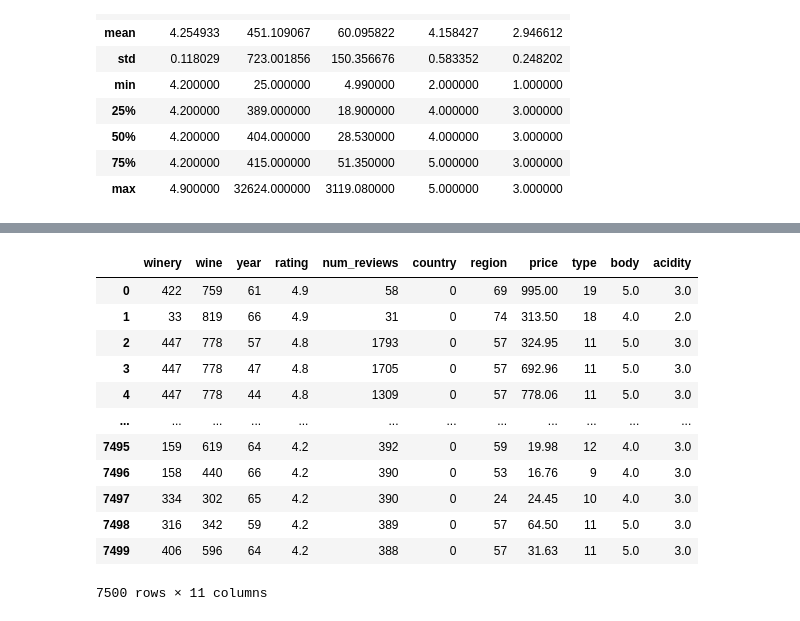
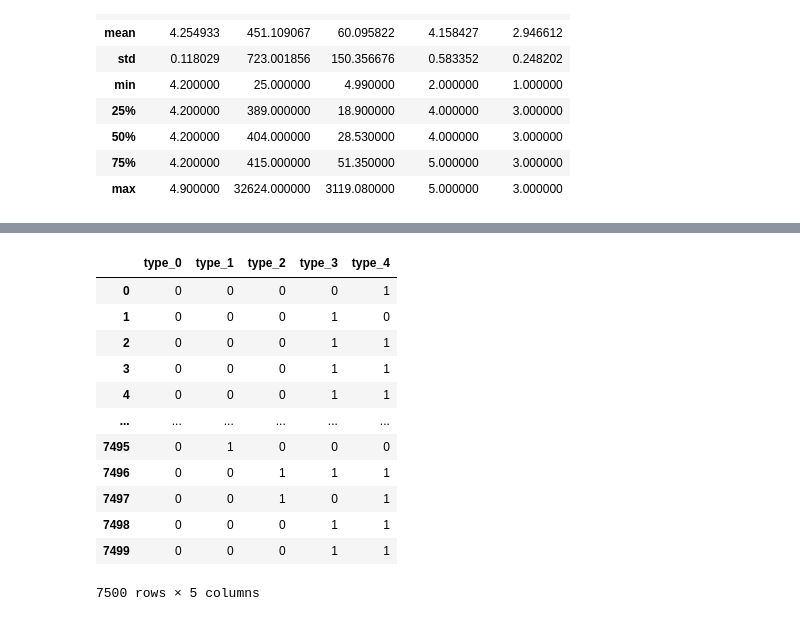
Before and after one commit to iiitl/Classification, a Jupyter notebook: task.ipynb, the cells around one changed output, grey strips where cells are left out. Saved outputs shown, nothing was run; the diff lists cells and outputs as text; code cells hidden in the pictures.

```diff
--- a/task.ipynb
+++ b/task.ipynb
@@ -55,12 +55,7 @@ df.describe()
 from sklearn.preprocessing import LabelEncoder
 
 label_encoder = LabelEncoder()
-df1=df
+df1=df.copy()
 for column in df1.columns:
     if df1[column].dtype == 'object':
         df1[column] = label_encoder.fit_transform(df1[column])
-# %%
-import category_encoders as ce
-
-binary_encoder = ce.BinaryEncoder(cols=['column'])
-df_binary = binary_encoder.fit_transform(df['column'])
@@ -101,23 +79,23 @@ Successfully installed category_encoders-2.6.3
 # %%
 import category_encoders as ce
-df2=df
+df2=df.copy()
 for column in df2.columns:
     if df2[column].dtype == 'object':
-        binary_encoder = ce.BinaryEncoder(cols=['column'])
-        df_binary = binary_encoder.fit_transform(df['column'])
+        binary_encoder = ce.BinaryEncoder(cols=[column])
+        df_binary = binary_encoder.fit_transform(df[column])
 # %%
-df2
+df_binary
 # %% [output]
-|  | winery | wine | year | rating | num_reviews | country | region | price | type | body | acidity |
-| 0 | 422 | 759 | 61 | 4.9 | 58 | 0 | 69 | 995.00 | 19 | 5.0 | 3.0 |
-| 1 | 33 | 819 | 66 | 4.9 | 31 | 0 | 74 | 313.50 | 18 | 4.0 | 2.0 |
-| 2 | 447 | 778 | 57 | 4.8 | 1793 | 0 | 57 | 324.95 | 11 | 5.0 | 3.0 |
-| 3 | 447 | 778 | 47 | 4.8 | 1705 | 0 | 57 | 692.96 | 11 | 5.0 | 3.0 |
-| 4 | 447 | 778 | 44 | 4.8 | 1309 | 0 | 57 | 778.06 | 11 | 5.0 | 3.0 |
-| ... | ... | ... | ... | ... | ... | ... | ... | ... | ... | ... | ... |
-| 7495 | 159 | 619 | 64 | 4.2 | 392 | 0 | 59 | 19.98 | 12 | 4.0 | 3.0 |
-| 7496 | 158 | 440 | 66 | 4.2 | 390 | 0 | 53 | 16.76 | 9 | 4.0 | 3.0 |
-| 7497 | 334 | 302 | 65 | 4.2 | 390 | 0 | 24 | 24.45 | 10 | 4.0 | 3.0 |
-| 7498 | 316 | 342 | 59 | 4.2 | 389 | 0 | 57 | 64.50 | 11 | 5.0 | 3.0 |
-| 7499 | 406 | 596 | 64 | 4.2 | 388 | 0 | 57 | 31.63 | 11 | 5.0 | 3.0 |
+|  | type_0 | type_1 | type_2 | type_3 | type_4 |
+| 0 | 0 | 0 | 0 | 0 | 1 |
+| 1 | 0 | 0 | 0 | 1 | 0 |
+| 2 | 0 | 0 | 0 | 1 | 1 |
+| 3 | 0 | 0 | 0 | 1 | 1 |
+| 4 | 0 | 0 | 0 | 1 | 1 |
+| ... | ... | ... | ... | ... | ... |
+| 7495 | 0 | 1 | 0 | 0 | 0 |
+| 7496 | 0 | 0 | 1 | 1 | 1 |
+| 7497 | 0 | 0 | 1 | 0 | 1 |
+| 7498 | 0 | 0 | 0 | 1 | 1 |
+| 7499 | 0 | 0 | 0 | 1 | 1 |
-7500 rows × 11 columns
+7500 rows × 5 columns
```
Also changed, not shown: parts of 7 cells of this notebook.
